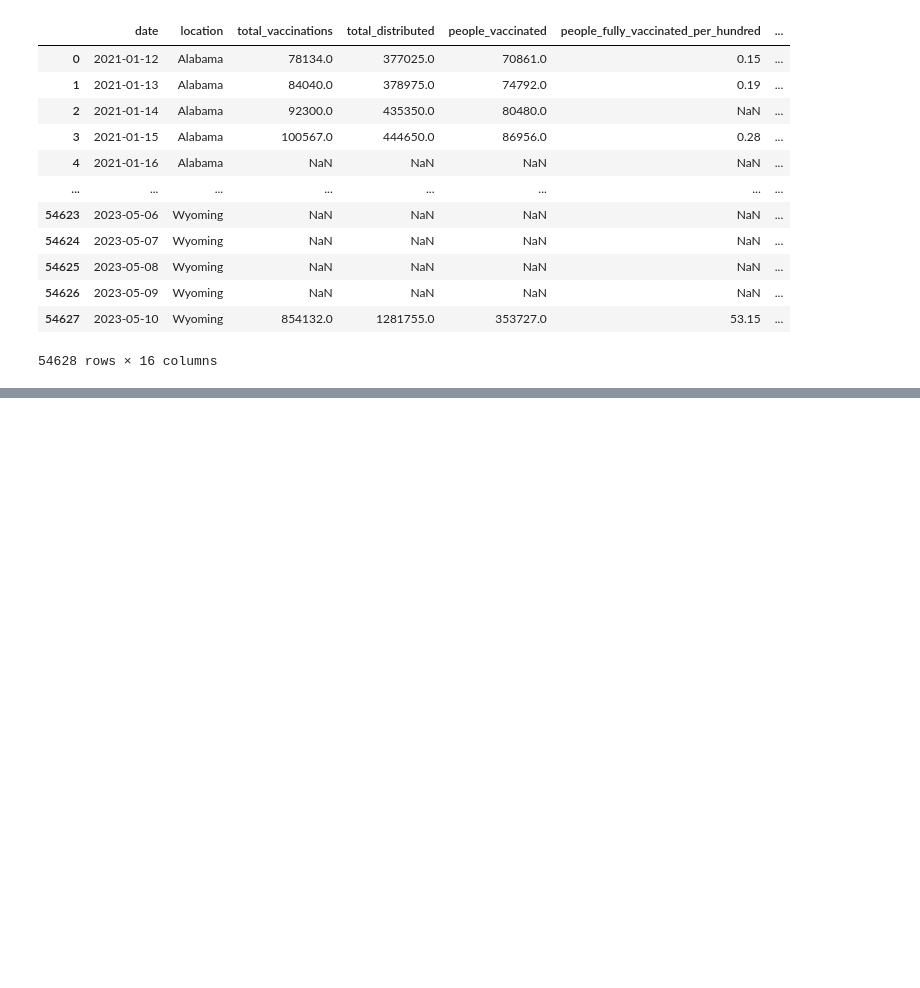
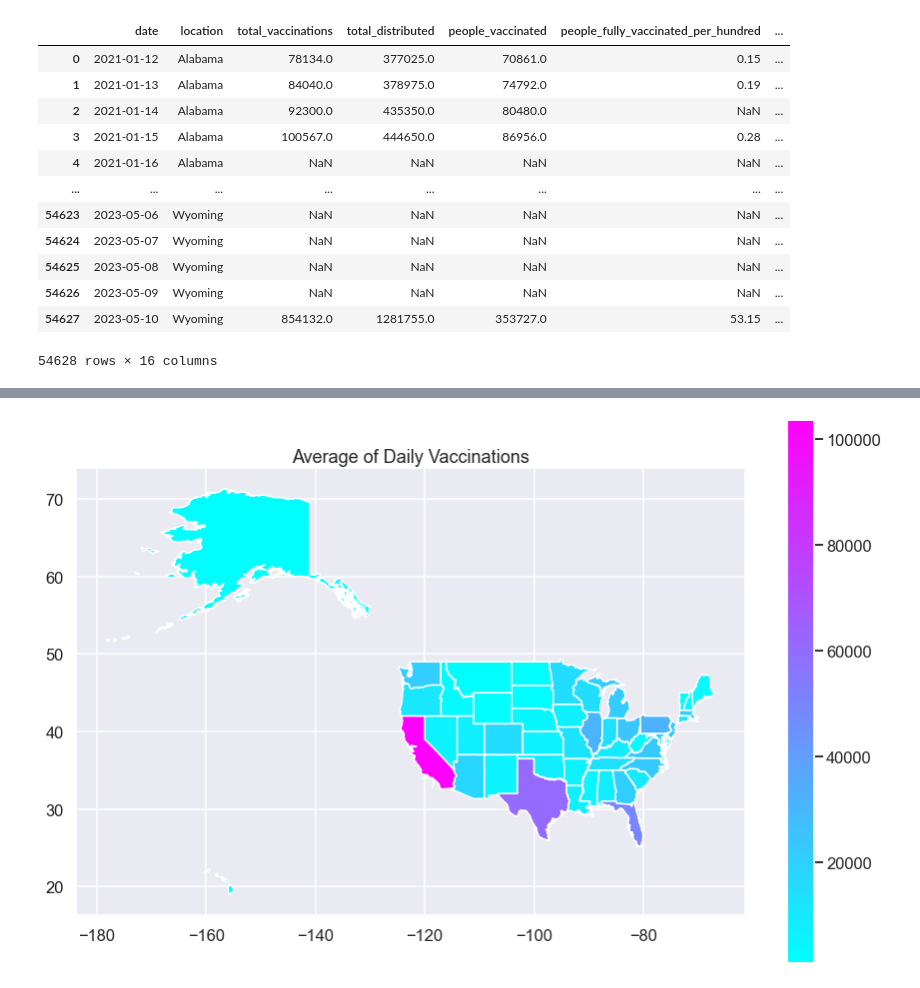
Before and after one commit to Mohammad8921/Corona-EDA, a Jupyter notebook: US-EDA.ipynb, the cells around one changed output, grey strips where cells are left out. Cells and saved outputs as stored; diff of their text form; code cells hidden in the pictures; blank space fills up the shorter version.

```diff
--- a/US-EDA.ipynb
+++ b/US-EDA.ipynb
@@ -237,0 +299,4 @@ vaccine_analyzer.plotCriticalMeasures(state='Texas')
+# %%
+vaccine_analyzer.plotDailyVaccinationsMap()
+# %% [output]
+[figure, added]
```
Also changed, not shown: parts of 15 cells of this notebook.
